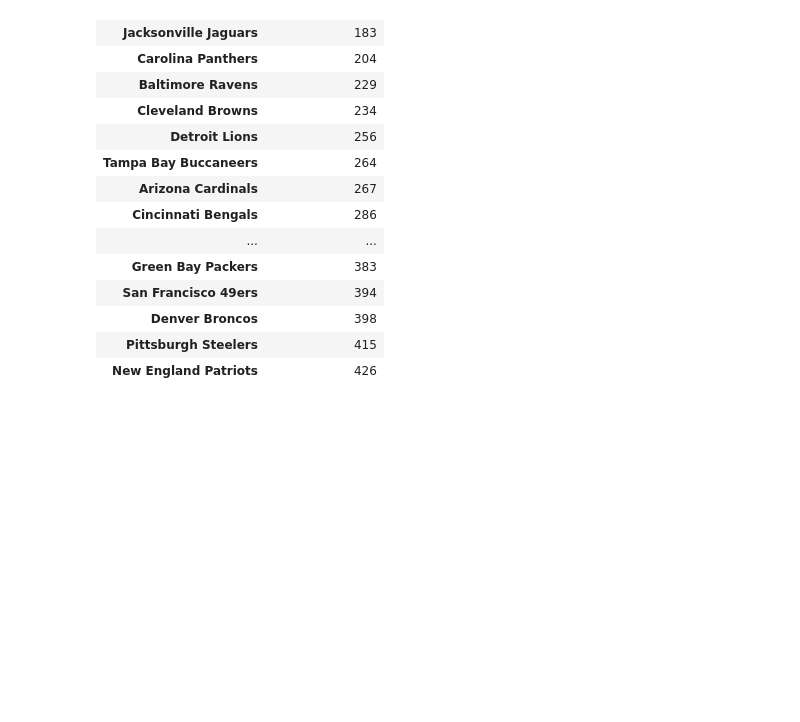
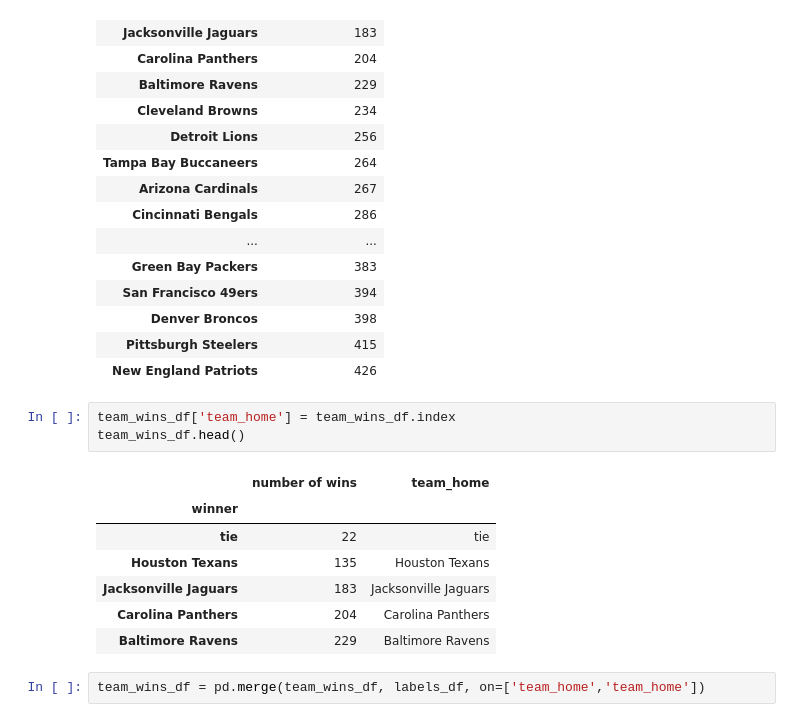
Before and after one commit to mroot9519/nfl, a Jupyter notebook: basic_research.ipynb, the cells around one changed output. Drawn from its saved outputs; the diff is of its cells as text; blank space fills up the shorter version.

```diff
--- a/basic_research.ipynb
+++ b/basic_research.ipynb
@@ -310,4 +310,17 @@ team_wins_df
 | Denver Broncos | 398 |
 | Pittsburgh Steelers | 415 |
 | New England Patriots | 426 |
+# %%
+team_wins_df['team_home'] = team_wins_df.index
+team_wins_df.head()
+# %% [output]
+|  | number of wins | team_home |
+| winner |  |  |
+| tie | 22 | tie |
+| Houston Texans | 135 | Houston Texans |
+| Jacksonville Jaguars | 183 | Jacksonville Jaguars |
+| Carolina Panthers | 204 | Carolina Panthers |
+| Baltimore Ravens | 229 | Baltimore Ravens |
+# %%
+team_wins_df = pd.merge(team_wins_df, labels_df, on=['team_home','team_home'])
 # %%
```
Also changed, not shown: parts of 2 cells of this notebook.
